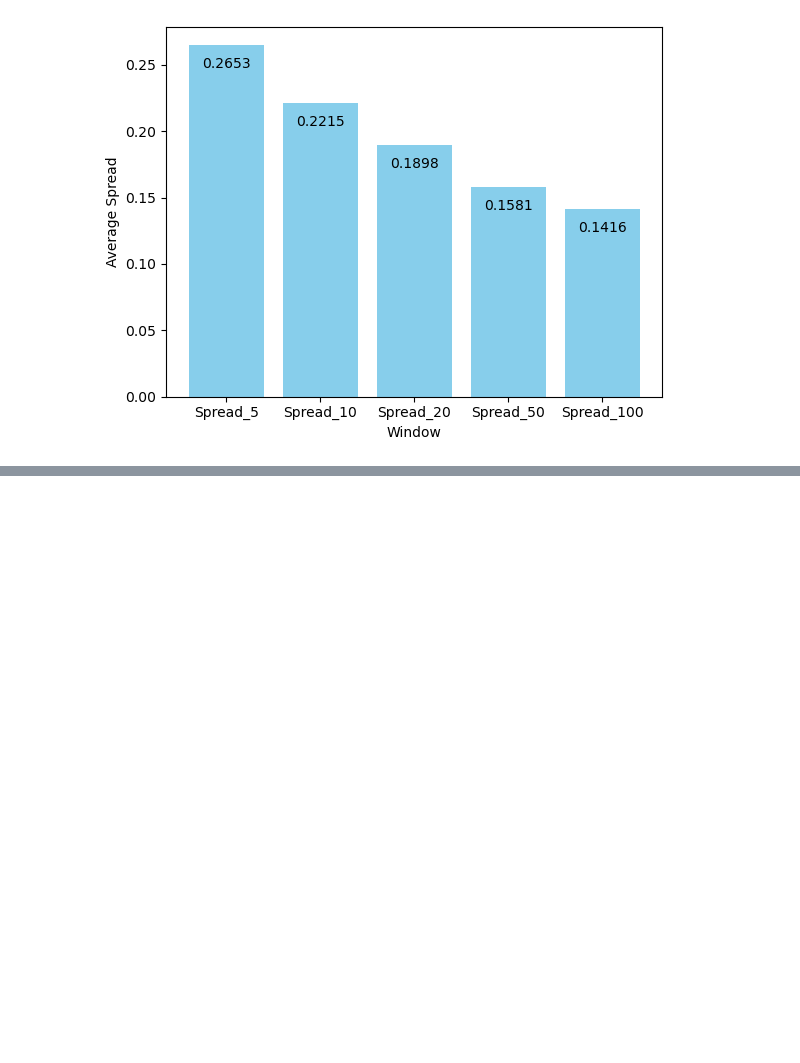
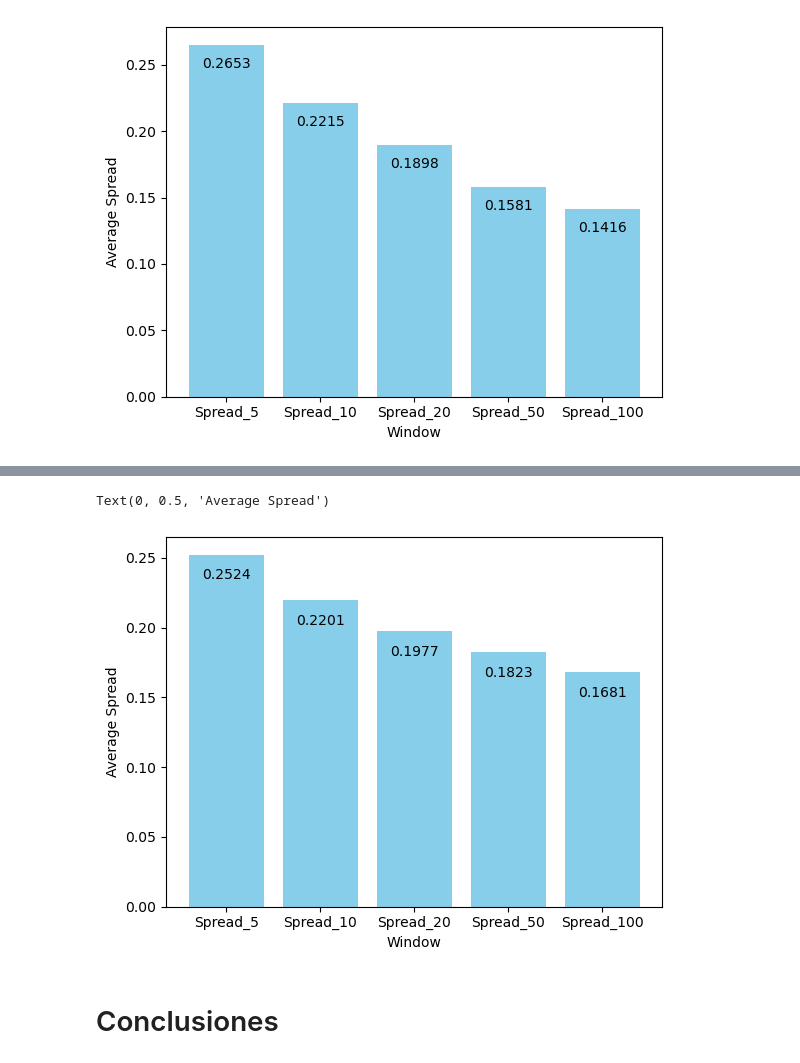
Before and after one commit to Rolando1708/Trading, a Jupyter notebook: EffectiveSpread.ipynb, the cells around one changed output, grey strips where cells are left out. Cells and saved outputs as stored; diff of their text form; code cells hidden in the pictures; blank space fills up the shorter version.

```diff
--- a/EffectiveSpread.ipynb
+++ b/EffectiveSpread.ipynb
@@ -68,0 +73,25 @@ Text(0, 0.5, 'Average Spread')
+# %%
+df2 = df.copy()
+df2['diff1'] = df2['diff'].shift(1)
+df2 = df2.dropna().reset_index(drop=True)
+
+for window in windows:
+    df2[f'Cov_{window}'] = df2['diff'].rolling(window=window).cov(df2['diff1'])
+    df2[f'Spread_{window}'] = 2 * np.sqrt(np.abs(df2[f'Cov_{window}']))
+
+bid_ask = pd.DataFrame()
+
+for window in windows:
+    bid_ask[f'Bid_{window}'] = np.where(
+        df2['diff'] > 0,
+        df2['Close'] - df2[f'Spread_{window}'],
+        df2['Close']
+    )
+
+    bid_ask[f'Ask_{window}'] = np.where(
+        df2['diff'] <= 0,
+        df2['Close'] + df2[f'Spread_{window}'],
+        df2['Close']
+    )
+
+bid_ask
@@ -68,0 +112,15 @@ Text(0, 0.5, 'Average Spread')
+# %%
+spread_cols = [c for c in df.columns if 'Spread' in c]
+spread_means = [df2[col].mean() for col in spread_cols]
+
+plt.figure()
+plt.bar(spread_cols, spread_means, color='skyblue')
+for i, v in enumerate(spread_means):
+    plt.text(i, v - 0.02, f"{v:.4f}", ha='center', va='bottom')
+plt.xlabel('Window')
+plt.ylabel('Average Spread')
+# %% [output]
+Text(0, 0.5, 'Average Spread')
+[figure, added]
+# %% [markdown]
+# Conclusiones
```
Also changed, not shown: parts of 4 cells of this notebook.
